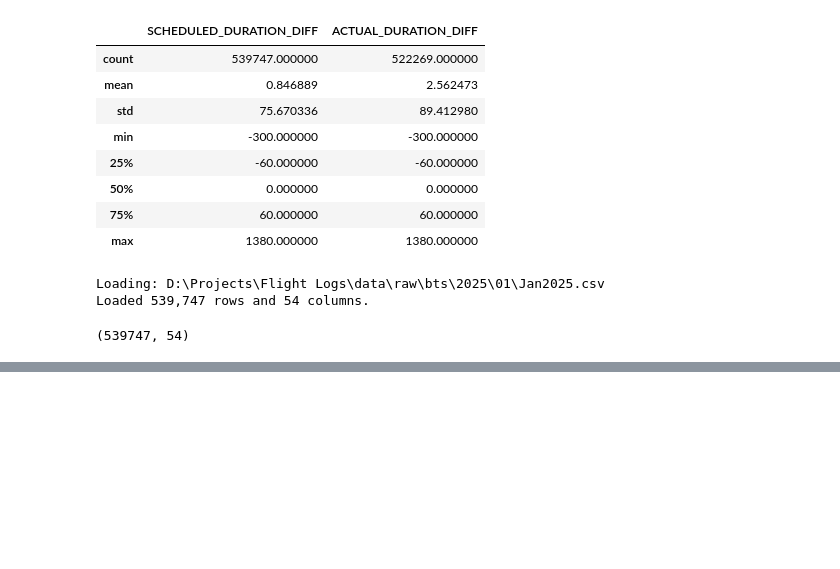
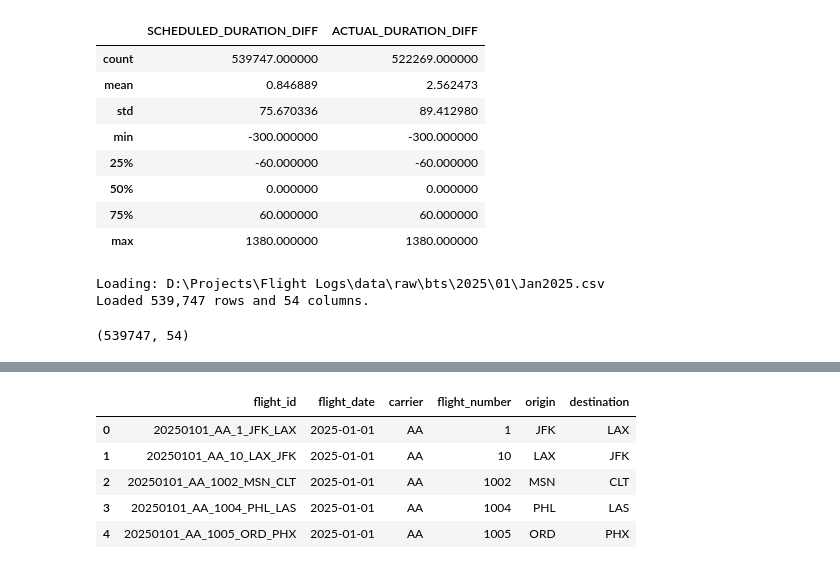
Before and after one commit to AmitParmar3/USA-Flight-Data-Visualiser, a Jupyter notebook: Notebooks/01_data_exploration.ipynb, the cells around one changed output, grey strips where cells are left out. Drawn from its saved outputs; the diff is of its cells as text; code cells hidden in the pictures; blank space fills up the shorter version.

```diff
--- a/Notebooks/01_data_exploration.ipynb
+++ b/Notebooks/01_data_exploration.ipynb
@@ -460,0 +608,29 @@ raw_df.shape
+# %%
+import importlib
+import src.transformations
+
+importlib.reload(src.transformations)
+
+from src.transformations import create_flight_fact_table
+
+flight_fact = create_flight_fact_table(clean_df)
+# %%
+flight_fact[
+    [
+        "flight_id",
+        "flight_date",
+        "carrier",
+        "flight_number",
+        "origin",
+        "destination"
+    ]
+].head()
+print("Rows:", len(flight_fact))
+print("Unique flight IDs:", flight_fact["flight_id"].nunique())
+# %% [output]
+|  | flight_id | flight_date | carrier | flight_number | origin | destination |
+| 0 | 20250101_AA_1_JFK_LAX | 2025-01-01 | AA | 1 | JFK | LAX |
+| 1 | 20250101_AA_10_LAX_JFK | 2025-01-01 | AA | 10 | LAX | JFK |
+| 2 | 20250101_AA_1002_MSN_CLT | 2025-01-01 | AA | 1002 | MSN | CLT |
+| 3 | 20250101_AA_1004_PHL_LAS | 2025-01-01 | AA | 1004 | PHL | LAS |
+| 4 | 20250101_AA_1005_ORD_PHX | 2025-01-01 | AA | 1005 | ORD | PHX |
```
Also changed, not shown: parts of 11 cells of this notebook, 2 other files.
